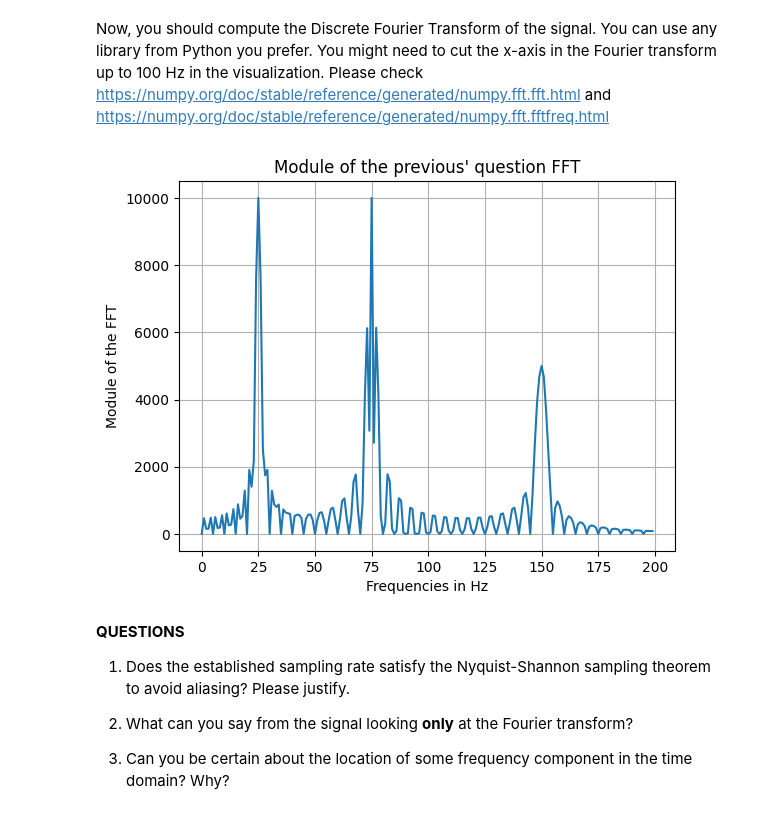
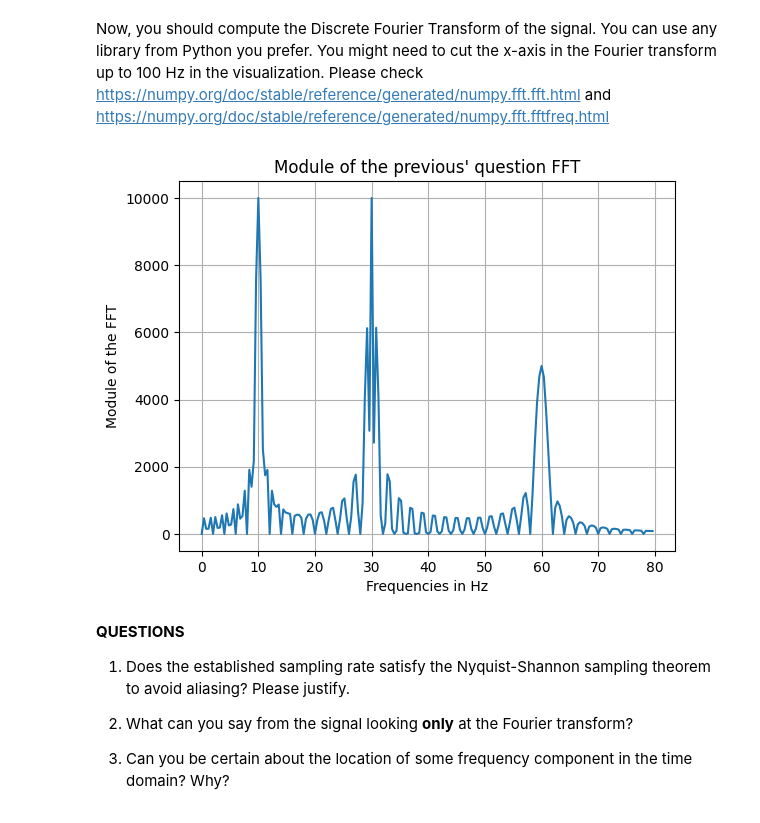
Before and after one commit to KHOUTAIBI/TSIA-TP, a Jupyter notebook: TP_Wavelets.ipynb, the cells around one changed output. Cells and saved outputs as stored; diff of their text form; code cells hidden in the pictures.

```diff
--- a/TP_Wavelets.ipynb
+++ b/TP_Wavelets.ipynb
@@ -44,15 +45,15 @@ Google Colab is an interesting tool to try things out quickly. However, Google C
 #The signal as described above
 
 Fs = 20_000
-timesteps = np.array([step for step in range(0,50_000)])
+timesteps = np.arange(0,2.5,1/Fs)
 
 # !danger, Verify if this is correct later
-sin_signal = np.append(np.sin(2*np.pi*timesteps[0:10_000]*(10/Fs)),
+sin_signal = np.append(np.sin(2*np.pi*timesteps[0:10_000]*(10)),
                     [
-                    np.sin(2*np.pi*timesteps[10_000:20_000]*(30/Fs)),
-                    np.sin(2*np.pi*timesteps[20_000:30_000]*(60/Fs)),
-                    np.sin(2*np.pi*timesteps[30_000:40_000]*(30/Fs)),
-                    np.sin(2*np.pi*timesteps[40_000:50_000]*(10/Fs))]
+                    np.sin(2*np.pi*timesteps[10_000:20_000]*30),
+                    np.sin(2*np.pi*timesteps[20_000:30_000]*60),
+                    np.sin(2*np.pi*timesteps[30_000:40_000]*30),
+                    np.sin(2*np.pi*timesteps[40_000:50_000]*10)]
                     )
 # %%
 import matplotlib
@@ -74,18 +75,20 @@ Now, you should compute the Discrete Fourier Transform of the signal. You can us
 # %%
 # FFT of the previous sin signal
 FFT = np.fft.fft(sin_signal)
 FFTOMODULE = np.abs(FFT)
+frequencies = np.fft.fftfreq(FFT.size,1/Fs)
+
 # !danger, the frequencies shown below do not correspond to theoritical values, to reverify
 
 
-plt.plot(FFTOMODULE[0:200])
+plt.plot(frequencies[:200],FFTOMODULE[:200])
 plt.ylabel("Module of the FFT")
 plt.xlabel("Frequencies in Hz")
 plt.title("Module of the previous' question FFT")
 plt.grid()
 plt.show()
 # %% [output]
-[figure, old version]
+[figure, new version]
 # %% [markdown]
 **QUESTIONS**
 
```
Also changed, not shown: parts of 15 cells of this notebook, 4 other files.
